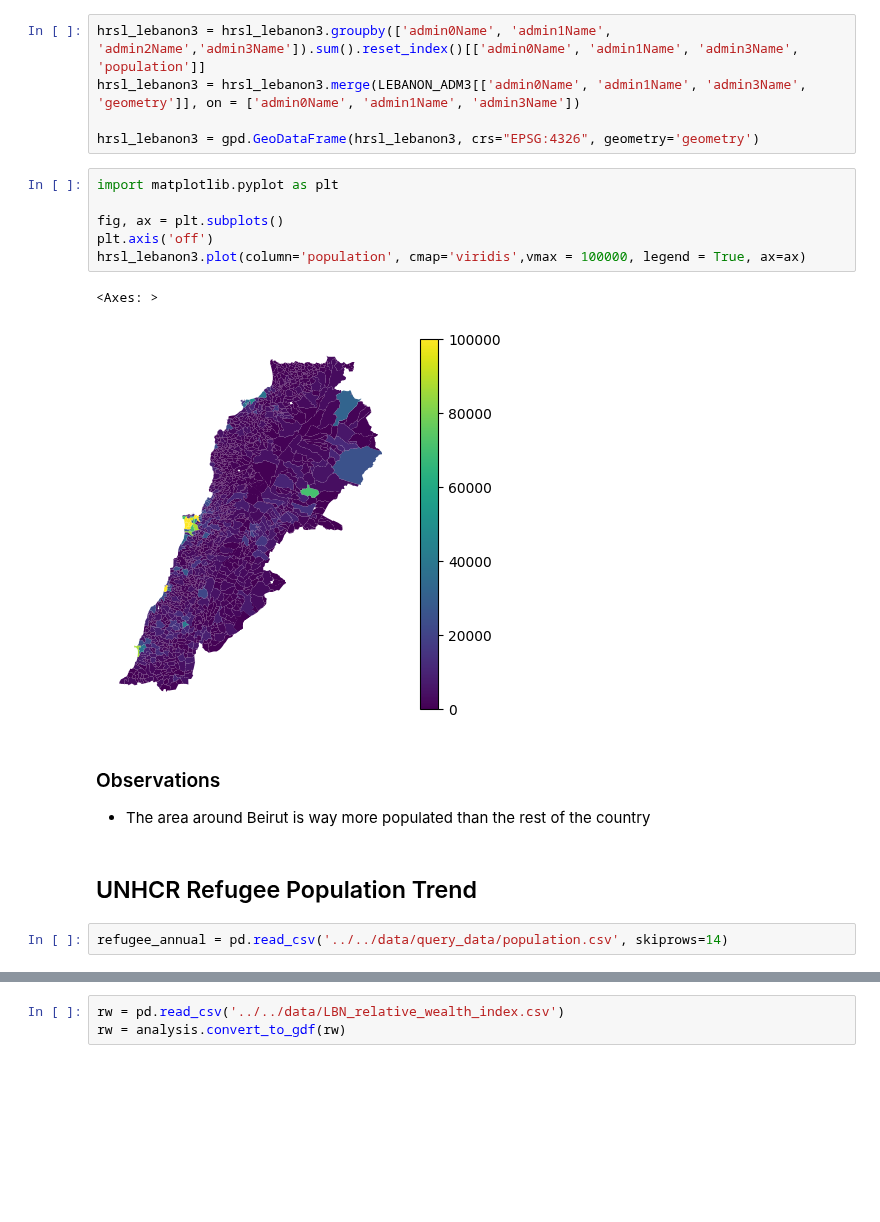
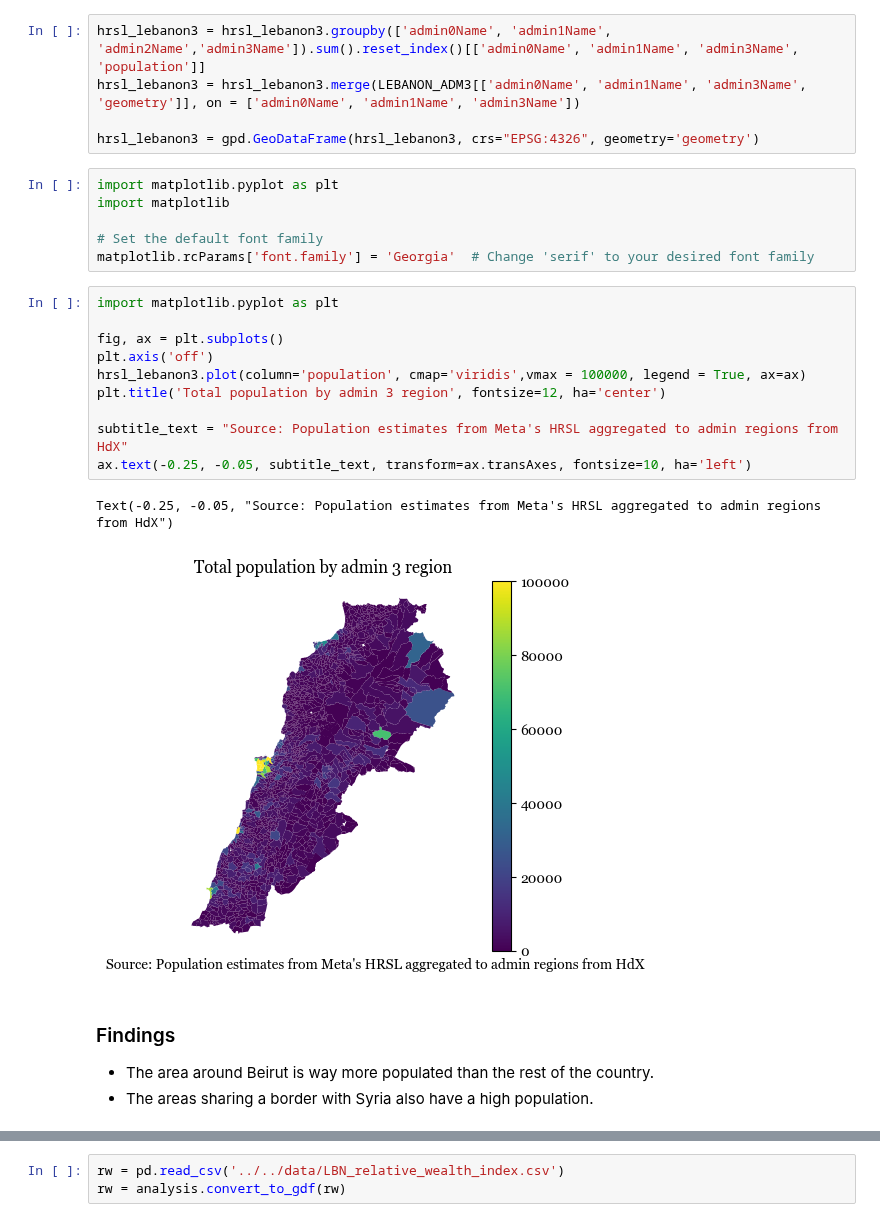
Before and after one commit to datapartnership/lebanon-economic-monitor, a Jupyter notebook: notebooks/foundational-data/population.ipynb, the cells around one changed output, grey strips where cells are left out. Cells and saved outputs as stored; diff of their text form; blank space fills up the shorter version.

Commit message:
Add documentation to acled and population datasets

```diff
--- a/notebooks/foundational-data/population.ipynb
+++ b/notebooks/foundational-data/population.ipynb
@@ -39,20 +68,27 @@ hrsl_lebanon3 = hrsl_lebanon3.groupby(['admin0Name', 'admin1Name', 'admin2Name',
 hrsl_lebanon3 = hrsl_lebanon3.merge(LEBANON_ADM3[['admin0Name', 'admin1Name', 'admin3Name', 'geometry']], on = ['admin0Name', 'admin1Name', 'admin3Name'])
 
 hrsl_lebanon3 = gpd.GeoDataFrame(hrsl_lebanon3, crs="EPSG:4326", geometry='geometry')
+# %%
+import matplotlib.pyplot as plt
+import matplotlib
+
+# Set the default font family
+matplotlib.rcParams['font.family'] = 'Georgia'  # Change 'serif' to your desired font family
 # %%
 import matplotlib.pyplot as plt
 
 fig, ax = plt.subplots()
 plt.axis('off')
 hrsl_lebanon3.plot(column='population', cmap='viridis',vmax = 100000, legend = True, ax=ax)
+plt.title('Total population by admin 3 region', fontsize=12, ha='center')
+
+subtitle_text = "Source: Population estimates from Meta's HRSL aggregated to admin regions from HdX"
+ax.text(-0.25, -0.05, subtitle_text, transform=ax.transAxes, fontsize=10, ha='left')
 # %% [output]
-<Axes: >
+Text(-0.25, -0.05, "Source: Population estimates from Meta's HRSL aggregated to admin regions from HdX")
-[figure, old version]
+[figure, new version]
 # %% [markdown]
-### Observations
+### Findings
 
-* The area around Beirut is way more populated than the rest of the country
+* The area around Beirut is way more populated than the rest of the country.
+* The areas sharing a border with Syria also have a high population.
-# %% [markdown]
-## UNHCR Refugee Population Trend
-# %%
-refugee_annual = pd.read_csv('../../data/query_data/population.csv', skiprows=14)
```
Also changed, not shown: parts of 8 cells of this notebook, 4 other files.
